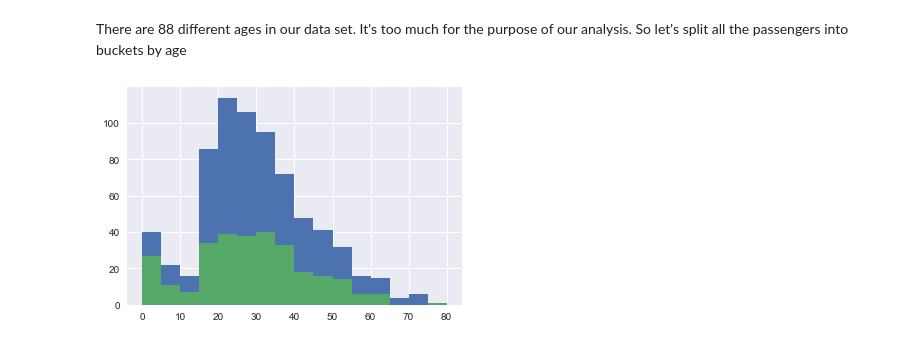
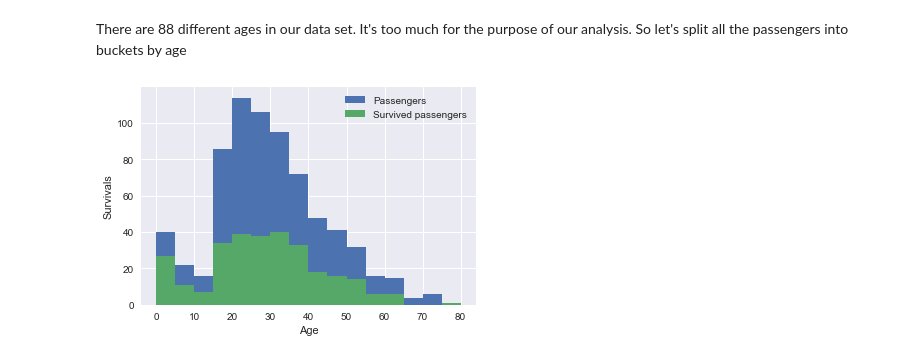
Before and after one commit to gazike/data-analyst-nanodegree, a Jupyter notebook: P2_Titanic/titanic-report.ipynb, the cells around one changed output. Cells and saved outputs as stored; diff of their text form; code cells hidden in the pictures.

```diff
--- a/P2_Titanic/titanic-report.ipynb
+++ b/P2_Titanic/titanic-report.ipynb
@@ -256,8 +257,12 @@ len(passengers_with_age['Age'].unique())
 # %% [markdown]
 There are 88 different ages in our data set. It's too much for the purpose of our analysis. So let's split all the passengers into buckets by age
 # %%
-plt.hist(passengers_with_age['Age'], bins=range(0, int(passengers_with_age['Age'].max() + 1), 5))
-plt.hist(passengers_with_age['Age'][passengers_with_age['Survived'] == 1], bins=range(0, int(passengers_with_age['Age'].max() + 1), 5))
+age_bins = range(0, int(passengers_with_age['Age'].max() + 1), 5)
+plt.hist(passengers_with_age['Age'], bins=age_bins)
+plt.hist(passengers_with_age['Age'][passengers_with_age['Survived'] == 1], bins=age_bins)
+plt.ylabel('Survivals')
+plt.xlabel('Age')
+plt.legend(['Passengers', 'Survived passengers'])
 pass
 # %% [output]
-[figure, old version]
+[figure, new version]
```
Also changed, not shown: parts of 6 cells of this notebook.
